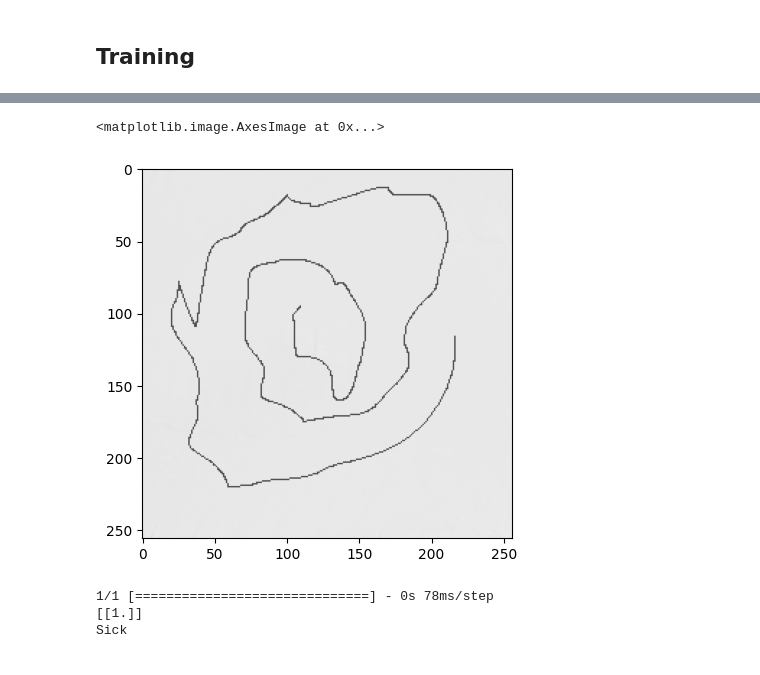
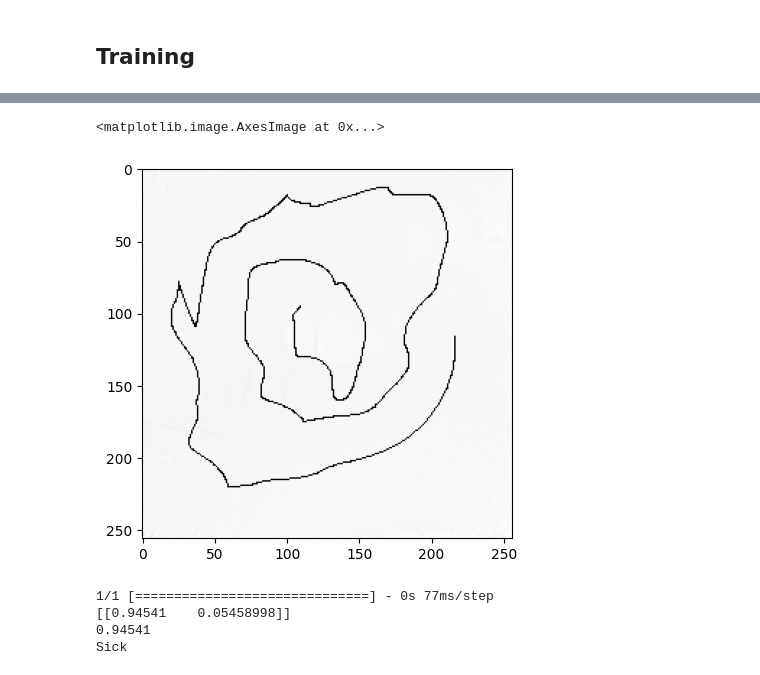
Before and after one commit to konkalaitzidis/HT22_5HI021_The_Degenerates, a Jupyter notebook: PD_diagnosis_spirals.ipynb, the cells around one changed output, grey strips where cells are left out. Cells and saved outputs as stored; diff of their text form; code cells hidden in the pictures.

```diff
--- a/PD_diagnosis_spirals.ipynb
+++ b/PD_diagnosis_spirals.ipynb
@@ -174,10 +162,10 @@ plt.show()
 # This is an example I drew myself to simulate a (very) sick parkinson's patient. This is to show the certainty
 # of the model on an unseen sample.
 
-example = plt.imread(r"Data/Spirals/data2/spiral/example.png")
+example = cv.imread(r'Data\Spirals\data2\spiral\example.png', cv.IMREAD_GRAYSCALE)
 # %%
-plt.imshow(example)
+plt.imshow(example, cmap='gray')
 # %% [output]
 <matplotlib.image.AxesImage at 0x...>
-[figure, old version]
+[figure, new version]
 # %%
@@ -190,13 +175,18 @@ new_example = np.expand_dims(new_example, 0)
 
 result = model.predict(new_example)
 
-if result > 0.5:
-    print(result)
+print(result)
+
+
+
+if result[0][0] > 0.5:
+    print(result[0][0])
     print('Sick')
-elif result <= 0.5:
-    print(result)
+elif result[0][0] <= 0.5:
+    print(result[0][0])
     print('Healthy')
 # %% [output]
-1/1 [==============================] - 0s 78ms/step
-[[1.]]
+1/1 [==============================] - 0s 77ms/step
+[[0.94541    0.05458998]]
+0.94541
 Sick
```
Also changed, not shown: parts of 16 cells of this notebook.
